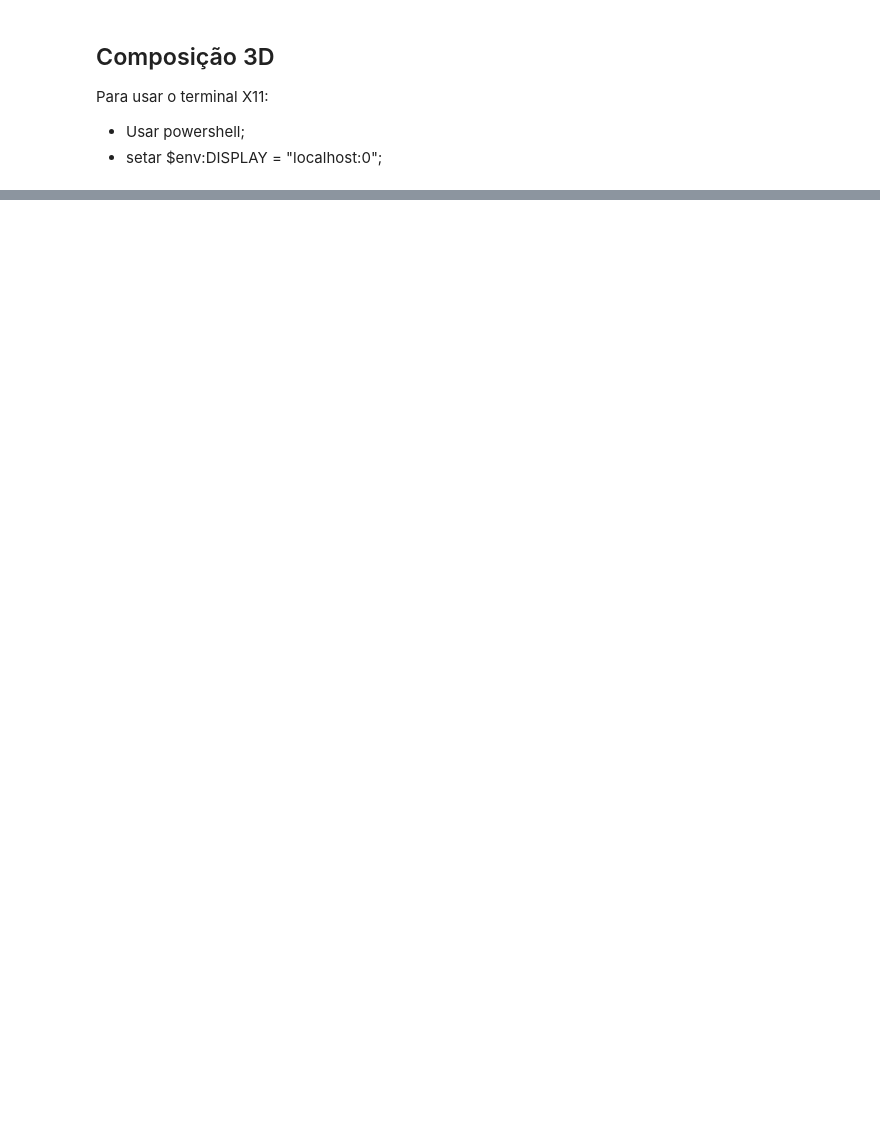
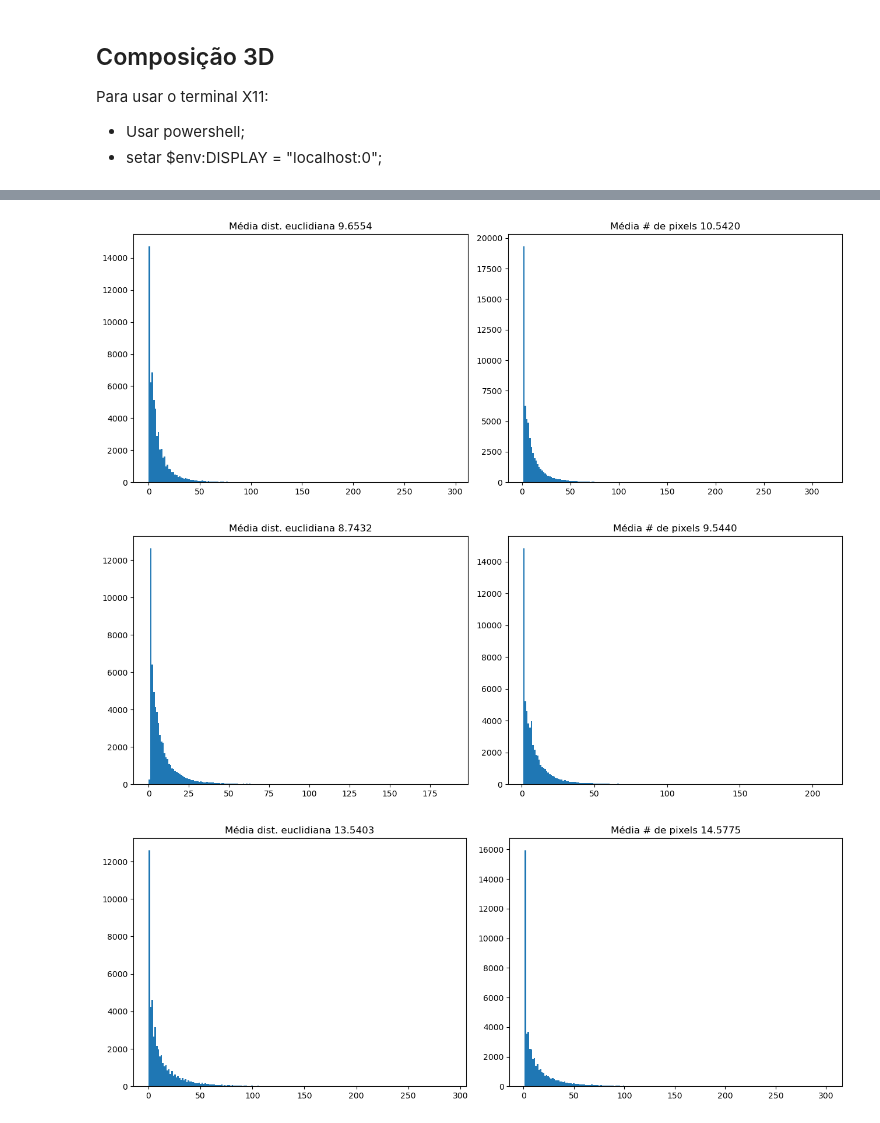
Before and after one commit to litc-ufmg/toronto-fibers, a Jupyter notebook: fiber_separation.ipynb, the cells around one changed output, grey strips where cells are left out. Drawn from its saved outputs; the diff is of its cells as text; code cells hidden in the pictures; blank space fills up the shorter version.

```diff
--- a/fiber_separation.ipynb
+++ b/fiber_separation.ipynb
@@ -888,7 +942,7 @@ def calcula_comp_2d(esqueleto_separado_3d, eixo):
         for layer in range(n_layers):
             current_layer = esqueleto_separado_3d[:,:,layer]
             skeleton_obj = Skeleton(current_layer)
-            resume = summarize(skeleton_obj)
+            resume = summarize(skeleton_obj, separator='-')
             resume.drop_duplicates(subset='skeleton-id')
             euclid_dist = np.append(euclid_dist, resume['euclidean-distance'])
             branch_n_pixels = np.append(branch_n_pixels, resume['branch-distance'])
@@ -913,45 +969,49 @@ plt.show()
 # %%
 euclid_dist, branch_n_pixels = calcula_comp_2d(skeleton_test[:,:,:100], 'z')
 
-plt.figure(figsize=(10, 5))
+plt.figure(figsize=(13, 5))
 
 plt.subplot(1,2,1)
-plt.hist(euclid_dist, bins=100)
+plt.hist(euclid_dist, bins=200)
 plt.title(f'Média dist. euclidiana {np.mean(euclid_dist):.4f}')
 
 plt.subplot(1,2,2)
-plt.hist(branch_n_pixels, bins=100)
-plt.title(f'Média # de pixels {np.mean(euclid_dist):.4f}')
+plt.hist(branch_n_pixels, bins=200)
+plt.title(f'Média # de pixels {np.mean(branch_n_pixels):.4f}')
 
 plt.tight_layout()
 plt.show()
 
 euclid_dist, branch_n_pixels = calcula_comp_2d(skeleton_test[:,:,100:200], 'z')
 
-plt.figure(figsize=(10, 5))
+plt.figure(figsize=(13, 5))
 
 plt.subplot(1,2,1)
-plt.hist(euclid_dist, bins=100)
+plt.hist(euclid_dist, bins=200)
 plt.title(f'Média dist. euclidiana {np.mean(euclid_dist):.4f}')
 
 plt.subplot(1,2,2)
-plt.hist(branch_n_pixels, bins=100)
-plt.title(f'Média # de pixels {np.mean(euclid_dist):.4f}')
+plt.hist(branch_n_pixels, bins=200)
+plt.title(f'Média # de pixels {np.mean(branch_n_pixels):.4f}')
 
 plt.tight_layout()
 plt.show()
 
 euclid_dist, branch_n_pixels = calcula_comp_2d(skeleton_test[:,:,200:], 'z')
 
-plt.figure(figsize=(10, 5))
+plt.figure(figsize=(13, 5))
 
 plt.subplot(1,2,1)
-plt.hist(euclid_dist, bins=100)
+plt.hist(euclid_dist, bins=200)
 plt.title(f'Média dist. euclidiana {np.mean(euclid_dist):.4f}')
 
 plt.subplot(1,2,2)
-plt.hist(branch_n_pixels, bins=100)
-plt.title(f'Média # de pixels {np.mean(euclid_dist):.4f}')
+plt.hist(branch_n_pixels, bins=200)
+plt.title(f'Média # de pixels {np.mean(branch_n_pixels):.4f}')
 
 plt.tight_layout()
 plt.show()
+# %% [output]
+[figure, added]
+[figure, added]
+[figure, added]
```
Also changed, not shown: parts of 13 cells of this notebook.
